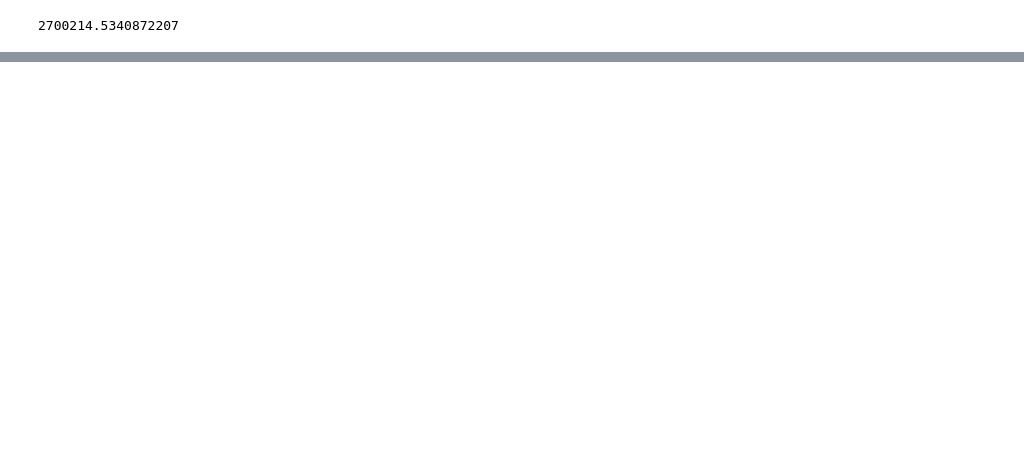
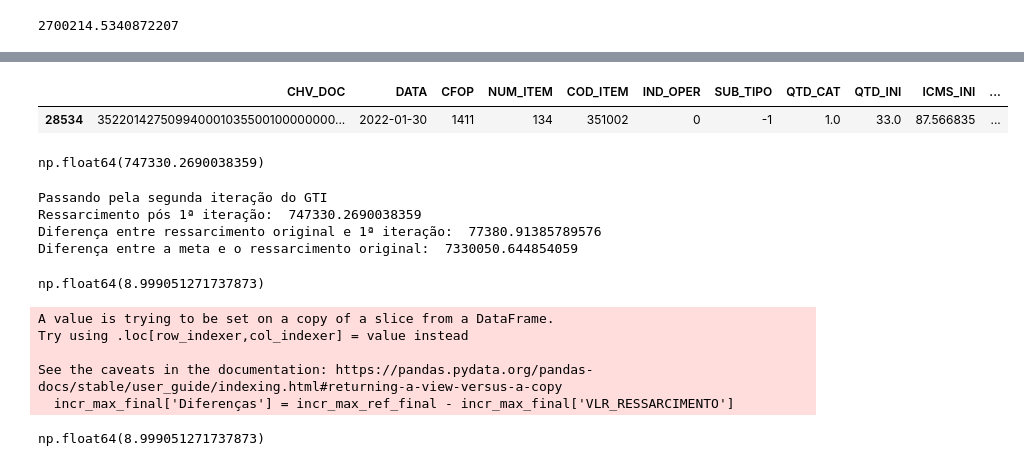
Before and after one commit to viniciuscatelani/Ressarcimento-CAT, a Jupyter notebook: src/etapas/testes_nb.ipynb, the cells around one changed output, grey strips where cells are left out. Cells and saved outputs as stored; diff of their text form; code cells hidden in the pictures; blank space fills up the shorter version.

```diff
--- a/src/etapas/testes_nb.ipynb
+++ b/src/etapas/testes_nb.ipynb
@@ -1146,0 +932,11 @@ ficha_3[ficha_3['CFOP'] == 5405]
+# %%
+ressarc = ficha_3['VLR_RESSARCIMENTO'].sum()
+print('Ressarcimento total: ', ressarc)
+fator = 0.1
+
+# 1ª Iteração
+print('Passando pela primeira iteração do GTI')
+ficha_3['COD_ITEM'] = ficha_3['COD_ITEM'].astype(str)
+pivot_ressarc = ficha_3.pivot_table(index='COD_ITEM', values='VLR_RESSARCIMENTO', aggfunc='sum')
+pivot_ressarc = pivot_ressarc[pivot_ressarc['VLR_RESSARCIMENTO'] > 0]
+pivot_ressarc = pivot_ressarc.sort_values(by='VLR_RESSARCIMENTO', ascending=False)
@@ -1146,0 +946,5 @@ ficha_3[ficha_3['CFOP'] == 5405]
+# %%
+incr_max_ref = pivot_ressarc.iloc[29].values[0]
+incr_max = pivot_ressarc.iloc[30:]
+incr_max['Diferenças'] = incr_max_ref - incr_max['VLR_RESSARCIMENTO']
+incr_max = incr_max.sort_values(by='COD_ITEM')
@@ -1146,0 +957,5 @@ ficha_3[ficha_3['CFOP'] == 5405]
+# %%
+qtd_saida = ficha_3[ficha_3['IND_OPER'] == 1].pivot_table(index='COD_ITEM', values='QTD_CAT', aggfunc='sum')
+incr_max_unit = incr_max.merge(qtd_saida, on='COD_ITEM', how='left')
+incr_max_unit['Incremento maximo unitario'] = incr_max_unit['Diferenças'] / incr_max_unit['QTD_CAT']
+incr_max_unit = incr_max_unit.reset_index()
@@ -1146,0 +1005,2 @@ ficha_3[ficha_3['CFOP'] == 5405]
+# %%
+ficha_3_final = calcular_ressarcimento(df_final)
@@ -1146,0 +1023,29 @@ ficha_3[ficha_3['CFOP'] == 5405]
+# %%
+ficha_3_final[(ficha_3_final['COD_ITEM'] == '351002') & (ficha_3_final['CFOP'] == 1411)]
+# %% [output]
+|  | CHV_DOC | DATA | CFOP | NUM_ITEM | COD_ITEM | IND_OPER | SUB_TIPO | QTD_CAT | QTD_INI | ICMS_INI | ... |
+| 28534 | 352201427509940001035500100000000... | 2022-01-30 | 1411 | 134 | 351002 | 0 | -1 | 1.0 | 33.0 | 87.566835 | ... |
+# %%
+ficha_3_final['VLR_RESSARCIMENTO'].sum()
+# %% [output]
+np.float64(747330.2690038359)
+# %%
+# 2ª Iteração
+print('Passando pela segunda iteração do GTI')
+ressarc_tot_0_1 = ficha_3_final['VLR_RESSARCIMENTO'].sum()
+print('Ressarcimento pós 1ª iteração: ', ressarc_tot_0_1)
+delta_fator_0_1 = ressarc_tot_0_1 - ressarc
+print('Diferença entre ressarcimento original e 1ª iteração: ', delta_fator_0_1)
+meta_delta = 8000000 - ressarc
+print('Diferença entre a meta e o ressarcimento original: ', meta_delta)
+meta_fator_0_1 = meta_delta/delta_fator_0_1
+meta_fator = meta_fator_0_1*0.1*0.95
+# %% [output]
+Passando pela segunda iteração do GTI
+Ressarcimento pós 1ª iteração:  747330.2690038359
+Diferença entre ressarcimento original e 1ª iteração:  77380.91385789576
+Diferença entre a meta e o ressarcimento original:  7330050.644854059
+# %%
+meta_fator
+# %% [output]
+np.float64(8.999051271737873)
@@ -1146,0 +1057,15 @@ ficha_3[ficha_3['CFOP'] == 5405]
+# %%
+incr_max_ref_final = pivot_ressarc_final.iloc[30-1].values[0]
+incr_max_final = pivot_ressarc_final.iloc[30:]
+incr_max_final['Diferenças'] = incr_max_ref_final - incr_max_final['VLR_RESSARCIMENTO']
+incr_max_final = incr_max_final.sort_values(by='COD_ITEM')
+# %% [output]
+A value is trying to be set on a copy of a slice from a DataFrame.
+Try using .loc[row_indexer,col_indexer] = value instead
+
+See the caveats in the documentation: https://pandas.pydata.org/pandas-docs/stable/user_guide/indexing.html#returning-a-view-versus-a-copy
+  incr_max_final['Diferenças'] = incr_max_ref_final - incr_max_final['VLR_RESSARCIMENTO']
+# %%
+meta_fator
+# %% [output]
+np.float64(8.999051271737873)
```
Also changed, not shown: parts of 31 cells of this notebook, 4 other files.
